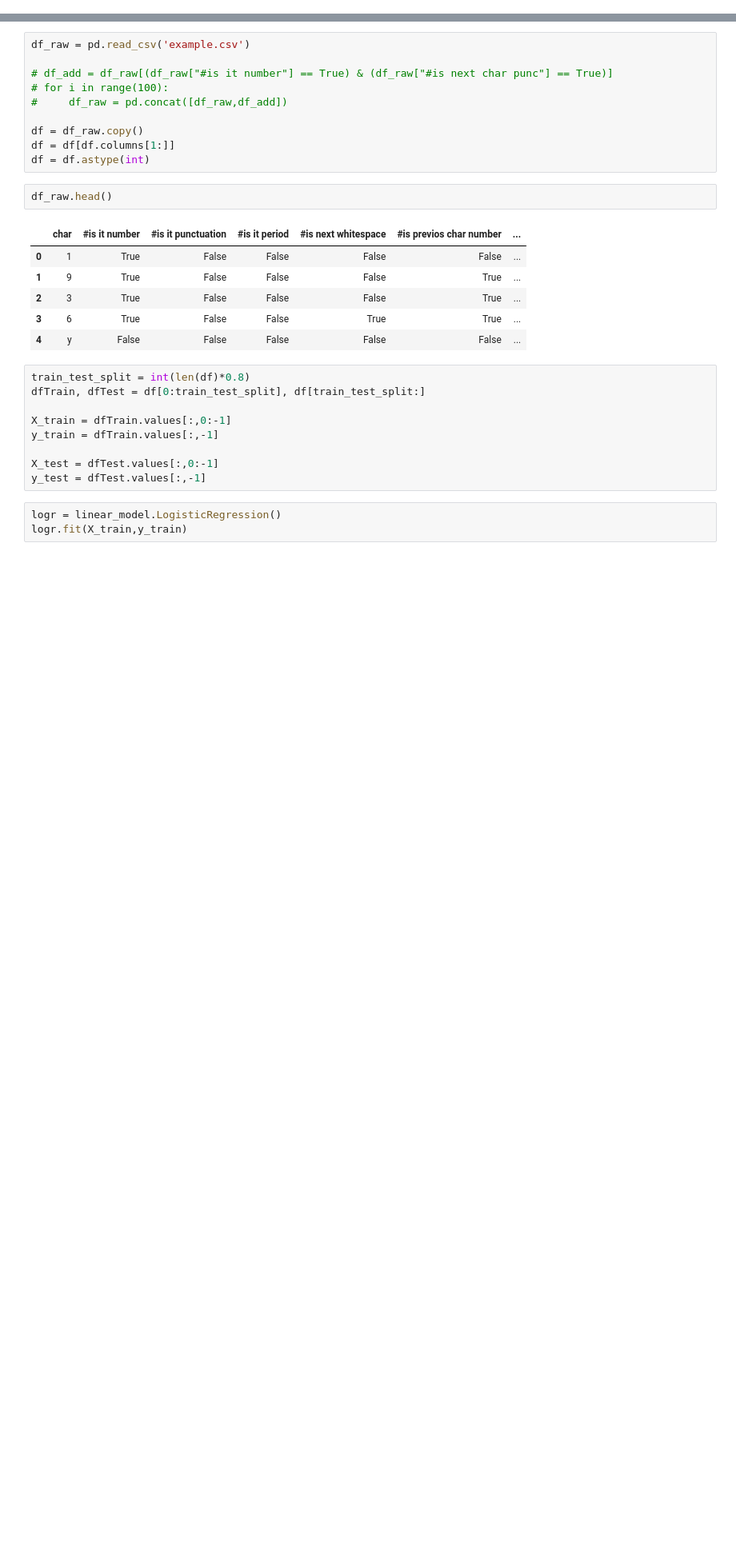
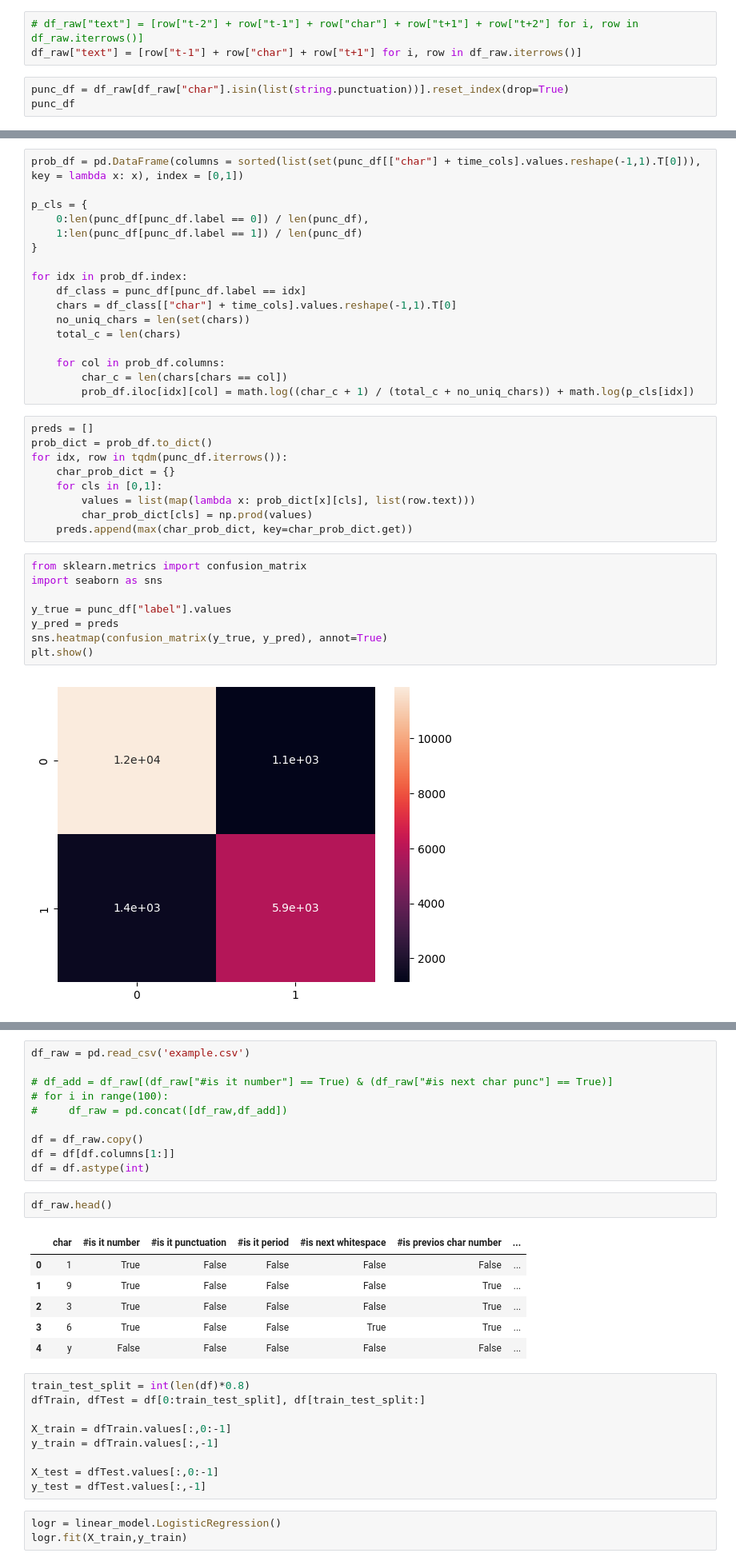
Before and after one commit to GoktugOcal/nlp-preprocessing-toolbox, a Jupyter notebook: logres.ipynb, the cells around one changed output, grey strips where cells are left out. Shown at 80% size. Cells and saved outputs as stored; diff of their text form; blank space fills up the shorter version.

```diff
--- a/logres.ipynb
+++ b/logres.ipynb
@@ -11,0 +39,6 @@ df_raw = tokenizer_load_and_parse_corpus()
+# %%
+# df_raw["text"] = [row["t-2"] + row["t-1"] + row["char"] + row["t+1"] + row["t+2"] for i, row in df_raw.iterrows()]
+df_raw["text"] = [row["t-1"] + row["char"] + row["t+1"] for i, row in df_raw.iterrows()]
+# %%
+punc_df = df_raw[df_raw["char"].isin(list(string.punctuation))].reset_index(drop=True)
+punc_df
@@ -11,0 +59,36 @@ df_raw = tokenizer_load_and_parse_corpus()
+# %%
+prob_df = pd.DataFrame(columns = sorted(list(set(punc_df[["char"] + time_cols].values.reshape(-1,1).T[0])), key = lambda x: x), index = [0,1])
+
+p_cls = {
+    0:len(punc_df[punc_df.label == 0]) / len(punc_df),
+    1:len(punc_df[punc_df.label == 1]) / len(punc_df)
+}
+
+for idx in prob_df.index:
+    df_class = punc_df[punc_df.label == idx]
+    chars = df_class[["char"] + time_cols].values.reshape(-1,1).T[0]
+    no_uniq_chars = len(set(chars))
+    total_c = len(chars)
+
+    for col in prob_df.columns:
+        char_c = len(chars[chars == col])
+        prob_df.iloc[idx][col] = math.log((char_c + 1) / (total_c + no_uniq_chars)) + math.log(p_cls[idx])
+# %%
+preds = []
+prob_dict = prob_df.to_dict()
+for idx, row in tqdm(punc_df.iterrows()):
+    char_prob_dict = {}
+    for cls in [0,1]:
+        values = list(map(lambda x: prob_dict[x][cls], list(row.text)))
+        char_prob_dict[cls] = np.prod(values)
+    preds.append(max(char_prob_dict, key=char_prob_dict.get))
+# %%
+from sklearn.metrics import confusion_matrix
+import seaborn as sns
+
+y_true = punc_df["label"].values
+y_pred = preds
+sns.heatmap(confusion_matrix(y_true, y_pred), annot=True)
+plt.show()
+# %% [output]
+[figure, added]
```
Also changed, not shown: parts of 15 cells of this notebook, 5 other files.
